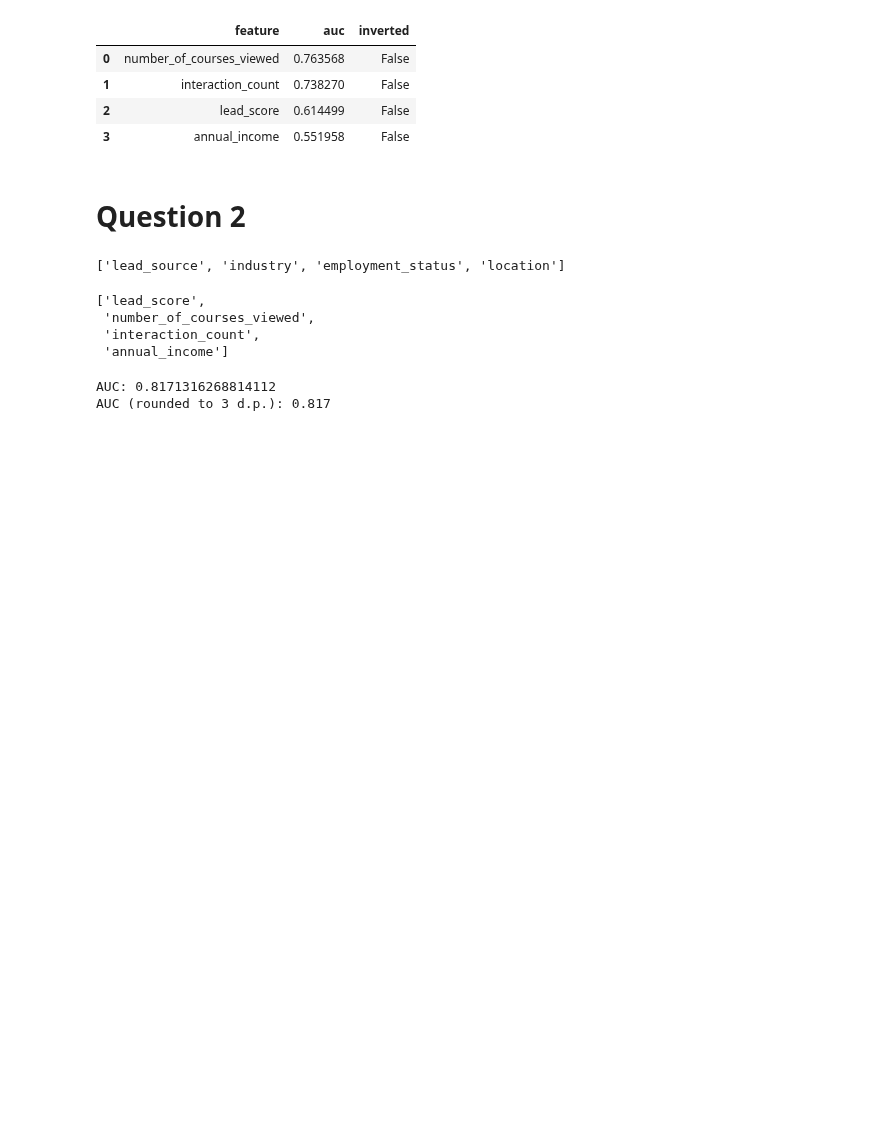
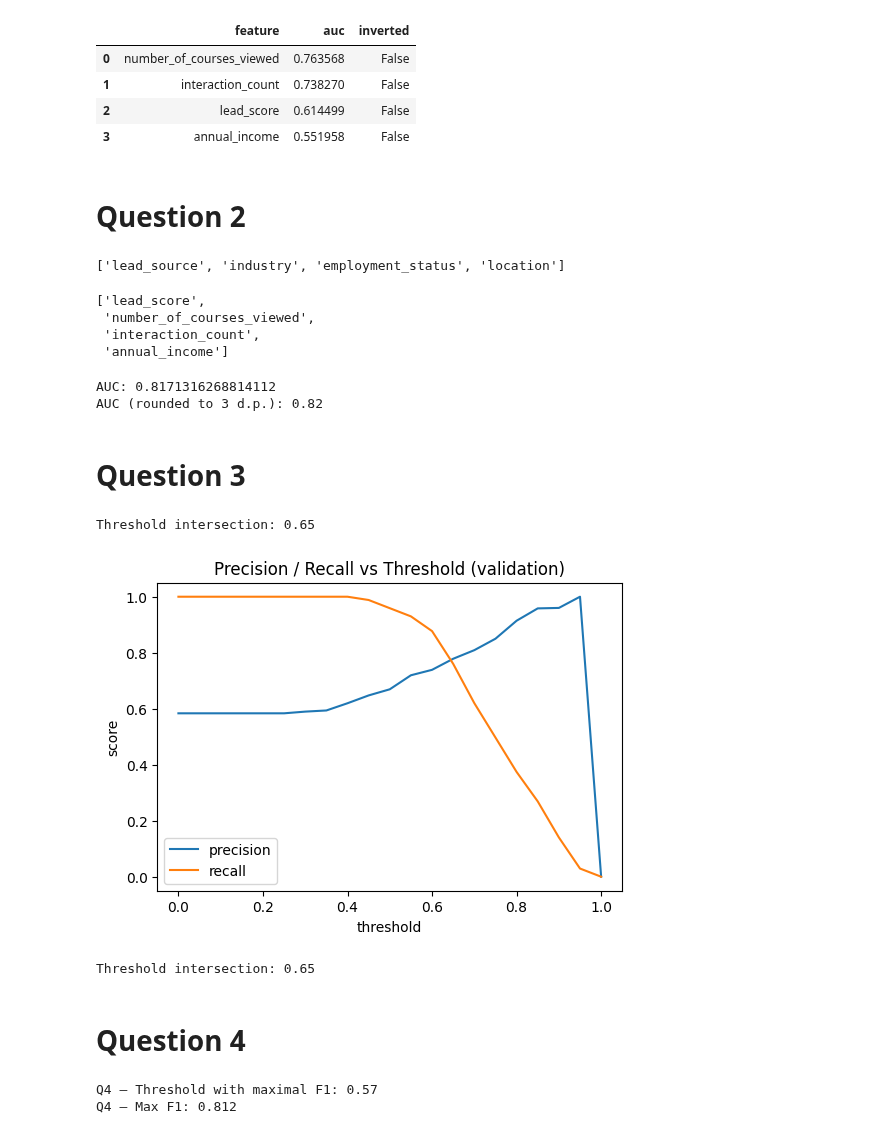
Before and after one commit to brukeg/machine-learning-zoomcamp, a Jupyter notebook: 04-Evaluation/module-four-homework.ipynb, the cells around one changed output. Drawn from its saved outputs; the diff is of its cells as text; code cells hidden in the pictures; blank space fills up the shorter version.

```diff
--- a/04-Evaluation/module-four-homework.ipynb
+++ b/04-Evaluation/module-four-homework.ipynb
@@ -230,7 +225,59 @@ y_pred = model.predict_proba(X_val)[:, 1]
 auc = roc_auc_score(y_val, y_pred)
 
 print('AUC:', auc)
-print('AUC (rounded to 3 d.p.):', round(auc, 3))
+print('AUC (rounded to 3 d.p.):', round(auc, 2))
 # %% [output]
 AUC: 0.8171316268814112
-AUC (rounded to 3 d.p.): 0.817
+AUC (rounded to 3 d.p.): 0.82
+# %% [markdown]
+# Question 3
+# %%
+thresholds = np.linspace(0, 1, 21)
+precisions = []
+recalls = []
+
+for t in thresholds:
+    y_hat = (y_pred >= t).astype(int)
+
+    TP = np.sum((y_hat == 1) & (y_true == 1))
+    FP = np.sum((y_hat == 1) & (y_true == 0))
+    FN = np.sum((y_hat == 0) & (y_true == 1))
+
+    prec = TP / (TP + FP) if (TP + FP) > 0 else 0.0
+    rec  = TP / (TP + FN) if (TP + FN) > 0 else 0.0
+
+    precisions.append(prec)
+    recalls.append(rec)
+# %%
+precisions = np.array(precisions)
+recalls    = np.array(recalls)
+
+
+diff = np.abs(precisions - recalls).copy()
+degenerate = (precisions == 0) & (recalls == 0)
+diff[degenerate] = np.inf  # exclude these
+
+idx = int(np.argmin(diff))
+t_intersect = float(thresholds[idx])
+
+print("Threshold intersection:", round(t_intersect, 3))
+# %% [output]
+Threshold intersection: 0.65
+# %%
+# Plot
+
+plt.figure(figsize=(6,4))
+plt.plot(thresholds, precisions, label='precision')
+plt.plot(thresholds, recalls, label='recall')
+plt.xlabel('threshold')
+plt.ylabel('score')
+plt.legend()
+plt.title('Precision / Recall vs Threshold (validation)')
+plt.show()
+
+print("Threshold intersection:", round(t_intersect, 3))
+# %% [output]
+[figure, added]
+Threshold intersection: 0.65
+# %% [markdown]
+# Question 4
@@ -236,0 +299,21 @@ AUC (rounded to 3 d.p.): 0.817
+# %%
+thresholds = np.linspace(0, 1, 101)
+f1s = []
+
+for t in thresholds:
+    y_hat = (y_pred >= t).astype(int)
+
+    TP = np.sum((y_hat == 1) & (y_true == 1))
+    FP = np.sum((y_hat == 1) & (y_true == 0))
+    FN = np.sum((y_hat == 0) & (y_true == 1))
+
+    p = safe_precision(TP, FP)
+    r = safe_recall(TP, FN)
+    f1s.append(safe_f1(p, r))
+
+f1s = np.array(f1s)
+imax = int(np.argmax(f1s))
+t_f1_max = float(thresholds[imax])
+# %% [output]
+Q4 — Threshold with maximal F1: 0.57
+Q4 — Max F1: 0.812
```
Also changed, not shown: parts of 10 cells of this notebook, 1 other file.
